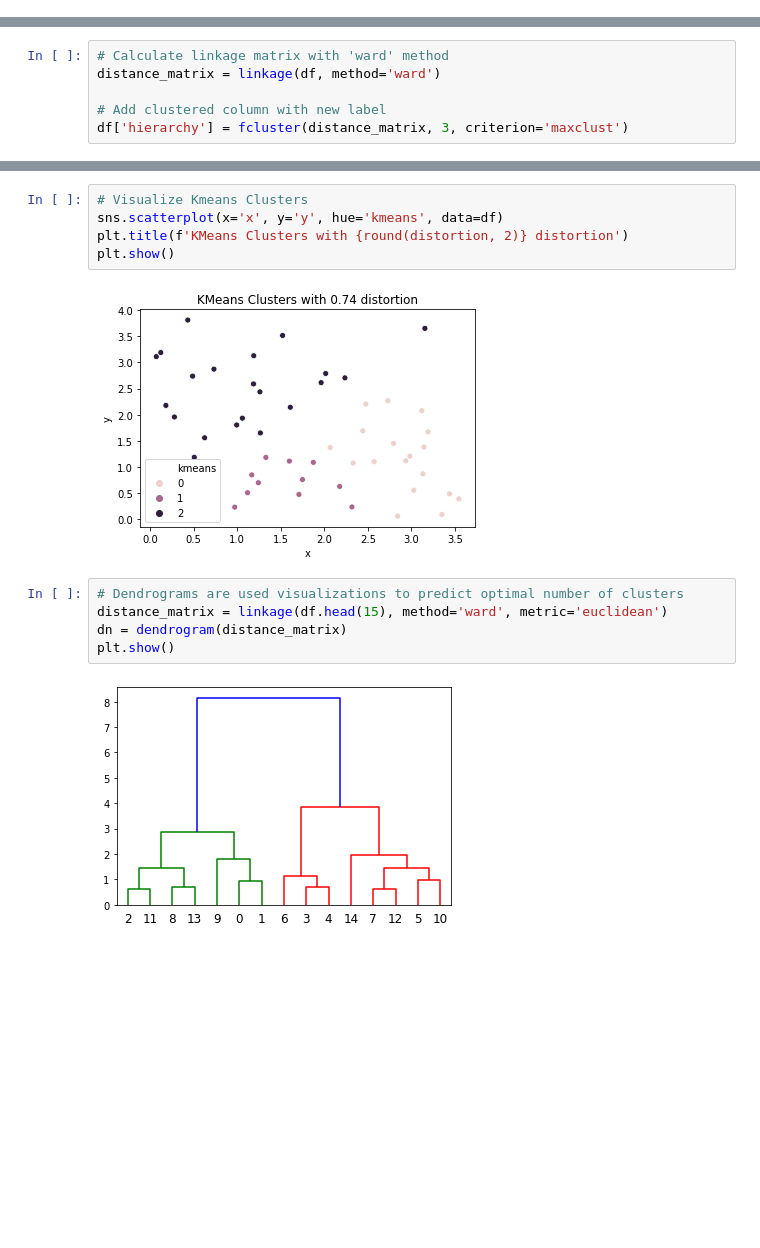
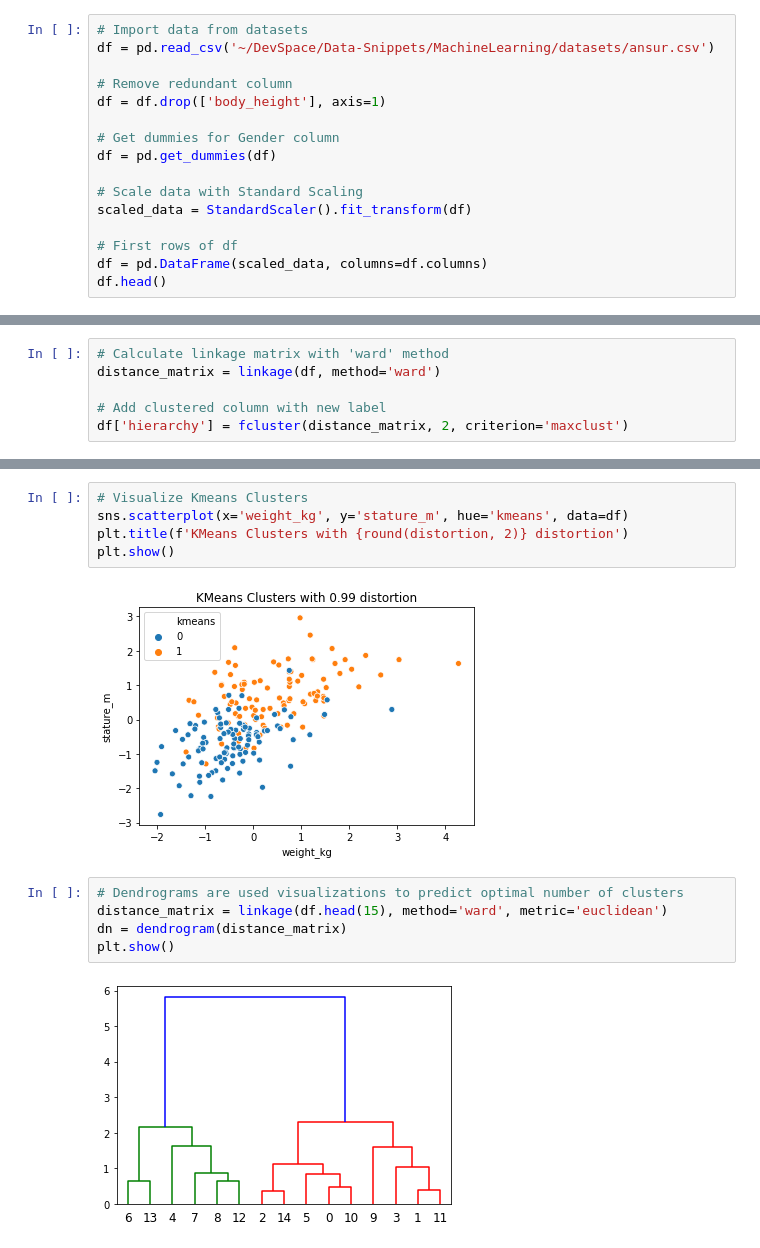
Before and after one commit to VictorCalderon/data-snippets, a Jupyter notebook: MachineLearning/UnsupervisedML.ipynb, the cells around one changed output, grey strips where cells are left out. Saved outputs shown, nothing was run; the diff lists cells and outputs as text; blank space fills up the shorter version.

Commit message:
added real dataset

```diff
--- a/MachineLearning/UnsupervisedML.ipynb
+++ b/MachineLearning/UnsupervisedML.ipynb
@@ -29,0 +14,16 @@ df.head()
+# %%
+# Import data from datasets
+df = pd.read_csv('~/DevSpace/Data-Snippets/MachineLearning/datasets/ansur.csv')
+
+# Remove redundant column
+df = df.drop(['body_height'], axis=1)
+
+# Get dummies for Gender column
+df = pd.get_dummies(df)
+
+# Scale data with Standard Scaling
+scaled_data = StandardScaler().fit_transform(df)
+
+# First rows of df
+df = pd.DataFrame(scaled_data, columns=df.columns)
+df.head()
@@ -32,6 +39,6 @@ df.head()
 distance_matrix = linkage(df, method='ward')
 
 # Add clustered column with new label
-df['hierarchy'] = fcluster(distance_matrix, 3, criterion='maxclust')
+df['hierarchy'] = fcluster(distance_matrix, 2, criterion='maxclust')
 # %%
 # Visualize Hierarchy Clusters
@@ -67,14 +73,14 @@ plt.show()
 # %%
 # Visualize Kmeans Clusters
-sns.scatterplot(x='x', y='y', hue='kmeans', data=df)
+sns.scatterplot(x='weight_kg', y='stature_m', hue='kmeans', data=df)
 plt.title(f'KMeans Clusters with {round(distortion, 2)} distortion')
 plt.show()
 # %% [output]
-[figure, old version]
+[figure, new version]
 # %%
 # Dendrograms are used visualizations to predict optimal number of clusters
 distance_matrix = linkage(df.head(15), method='ward', metric='euclidean')
 dn = dendrogram(distance_matrix)
 plt.show()
 # %% [output]
-[figure, old version]
+[figure, new version]
```
Also changed, not shown: parts of 6 cells of this notebook.
